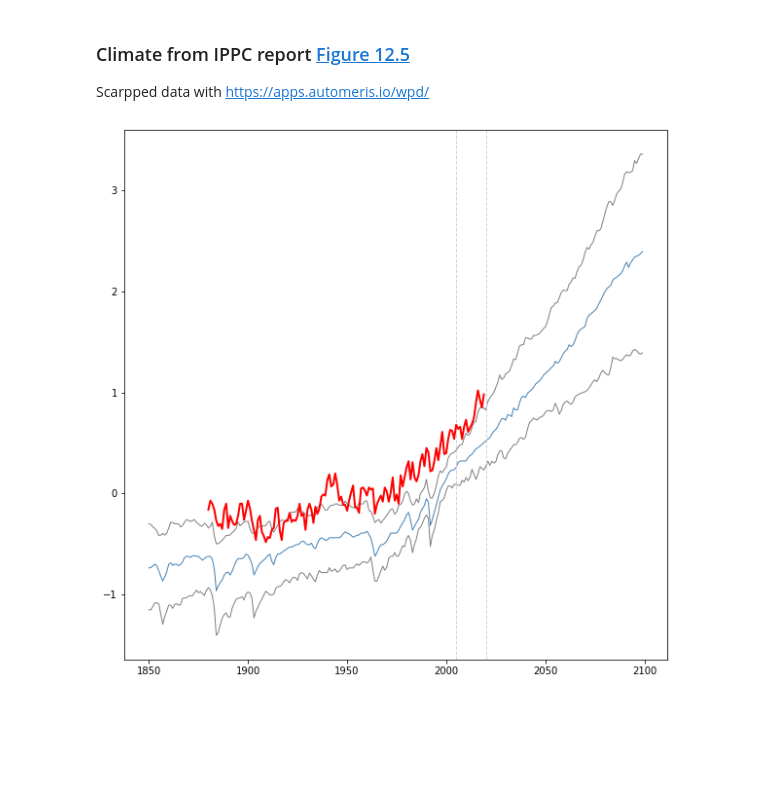
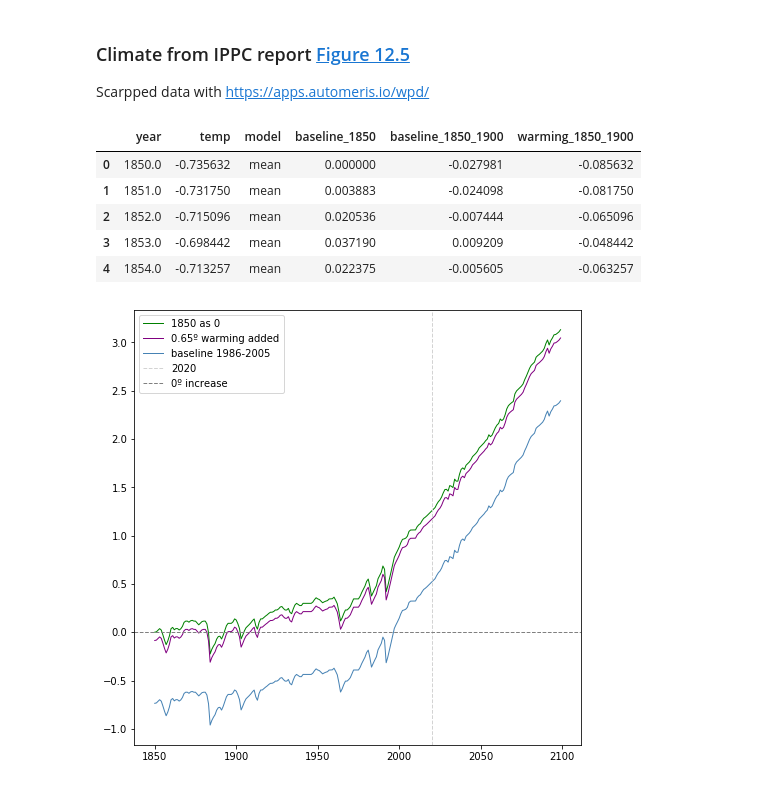
Before and after one commit to Vizzuality/earth-dashboard-data, a Jupyter notebook: processing/Climate.ipynb, the cells around one changed output. Cells and saved outputs as stored; diff of their text form; code cells hidden in the pictures; blank space fills up the shorter version.

Commit message:
IpCC baseline

```diff
--- a/processing/Climate.ipynb
+++ b/processing/Climate.ipynb
@@ -423,31 +425,56 @@ rcp6 = pd.DataFrame()
 for file_name,model in datasets.items():
     df = interpolate_to_year(file_name+'.csv', init_year, end_year)
     rcp6= rcp6.append(df)
+# %%
+### Take away 1986-2005 baseline:
+### 1986-2005 is 0.61 ± 0.10°C https://composite-indicators.jrc.ec.europa.eu/sites/default/files/03%20-%20Global%20temperature%20change%20where%20do%20we%20start%20-%20Ed%20Hawkins.pdf
+### 1986-2005 is 0.87°C warmer than the 20-year period 1986–2005 https://www.ipcc.ch/sr15/chapter/chapter-1/
+### 1986-2005 is 0.63 https://climate.copernicus.eu/surface-temperature
+### 1986-2005 is 0.65 more than 1850-1900 https://pdfs.semanticscholar.org/3024/6fe51fca5cd4f25eb56999b9dbe163e53014.pdf?_ga=2.229101076.980227755.1605691335-447938515.1605691335
+### More references https://horizon.documentation.ird.fr/exl-doc/pleins_textes/divers17-10/010071238.pdf
+
+## Shift baseline up (make 1850 be 0)
+rcp6.loc[:,'baseline_1850']= rcp6.loc[:,'temp']+abs(rcp6.loc[(rcp6['year']==1850) & (rcp6['model']=='mean'),'temp'][0])
+
+## Shift baseline relative to 1850-1900 (https://www.ipcc.ch/site/assets/uploads/sites/2/2018/12/SR15_FAQ_Low_Res.pdf)
+rcp6.loc[:,'baseline_1850_1900']= rcp6.loc[:,'temp']+abs(rcp6.loc[(rcp6['year']>=1850) & (rcp6['year']<=1900) & (rcp6['model']=='mean'),'temp'].mean())
+
+## Just add 0.65 to 1850-1900 baseline
+rcp6.loc[:,'warming_1850_1900']= rcp6.loc[:,'temp']+0.65
+# %%
+rcp6.head()
+# %% [output]
+|  | year | temp | model | baseline_1850 | baseline_1850_1900 | warming_1850_1900 |
+| 0 | 1850.0 | -0.735632 | mean | 0.000000 | -0.027981 | -0.085632 |
+| 1 | 1851.0 | -0.731750 | mean | 0.003883 | -0.024098 | -0.081750 |
+| 2 | 1852.0 | -0.715096 | mean | 0.020536 | -0.007444 | -0.065096 |
+| 3 | 1853.0 | -0.698442 | mean | 0.037190 | 0.009209 | -0.048442 |
+| 4 | 1854.0 | -0.713257 | mean | 0.022375 | -0.005605 | -0.063257 |
 # %%
-fig, ax = plt.subplots(figsize=(10, 10))
+import matplotlib.pyplot as plt
+fig, ax = plt.subplots(figsize=(8, 8))
 #Fig 12.5 data
-ax.plot(rcp6[rcp6['model']=='mean'].year,rcp6[rcp6['model']=='mean'].temp,color='steelblue',linewidth=1)
-ax.plot(rcp6[rcp6['model']=='upper'].year,rcp6[rcp6['model']=='upper'].temp,color='gray',linewidth=1)
-ax.plot(rcp6[rcp6['model']=='lower'].year,rcp6[rcp6['model']=='lower'].temp,color='gray',linewidth=1)
-ax.axvline(2005,ymin=0, ymax=1,color='lightgray',linestyle='dashed',linewidth=1)
-ax.axvline(2020,ymin=0, ymax=1,color='lightgray',linestyle='dashed',linewidth=1)
+#ax.plot(rcp6[rcp6['model']=='mean'].year,rcp6[rcp6['model']=='mean'].baseline_1850_1900,color='red',linewidth=1)
+ax.plot(rcp6[rcp6['model']=='mean'].year,rcp6[rcp6['model']=='mean'].baseline_1850,color='green',linewidth=1, label ='1850 as 0')
+ax.plot(rcp6[rcp6['model']=='mean'].year,rcp6[rcp6['model']=='mean'].warming_1850_1900,color='purple',linewidth=1, label ='0.65º warming added')
+ax.plot(rcp6[rcp6['model']=='mean'].year,rcp6[rcp6['model']=='mean'].temp,color='steelblue',linewidth=1, label='baseline 1986-2005')
+
+# Confidence intervals
+#ax.plot(rcp6[rcp6['model']=='upper'].year,rcp6[rcp6['model']=='upper'].warming_1850_1900,color='gray',linewidth=1)
+#ax.plot(rcp6[rcp6['model']=='lower'].year,rcp6[rcp6['model']=='lower'].warming_1850_1900,color='gray',linewidth=1)
+#ax.axvline(2005,ymin=0, ymax=1,color='lightgray',linestyle='dashed',linewidth=1)
+ax.axvline(2020,ymin=0, ymax=1,color='lightgray',linestyle='dashed',linewidth=1, label ='2020')
+ax.axhline(color='gray',linestyle='dashed',linewidth=1,label='0º increase')
+ax.legend()
 
 ## World Bank data
-ax.plot(temp.x,temp.y,color='red',linewidth=2)
-# ax.plot(interp.loc[interp['model']==' Ensemble (50th Percentile)','year'],
-#         interp.loc[interp['model']==' Ensemble (50th Percentile)','temp'],
-#         color='pink',linewidth=2)
-# ax.plot(interp.loc[(interp['model']==' Ensemble (10th Percentile)') & (interp['year']> 2020),'year'],
-#         interp.loc[(interp['model']==' Ensemble (10th Percentile)') & (interp['year']> 2020),'temp'],
-#         color='pink',linewidth=2)
-# ax.plot(interp.loc[(interp['model']==' Ensemble (90th Percentile)') & (interp['year']> 2020),'year'],
-#         interp.loc[(interp['model']==' Ensemble (90th Percentile)') & (interp['year']> 2020),'temp'],
-#         color='pink',linewidth=2)
+##ax.plot(temp.x,temp.y,color='red',linewidth=2)
+
 plt.show()
-#fig.savefig(f'../../../Earth_Dashboard/temperature_projections_6.0_Fig12.5.svg',dpi=300,transparent=True,format='svg')
+fig.savefig(f'../../../Earth_Dashboard/temperature_projections_6.0_Fig12.5_mod0.65.svg',dpi=300,transparent=True,format='svg')
 #fig.savefig(f'../../../Earth_Dashboard/temperature_projections_6.0_Fig12.5.png',dpi=300,transparent=True,format='png')
 # %% [output]
-[figure, old version]
+[figure, new version]
 # %%
 #New narrative Fig 12.5
 interp = rcp6
```
Also changed, not shown: parts of 2 cells of this notebook.
